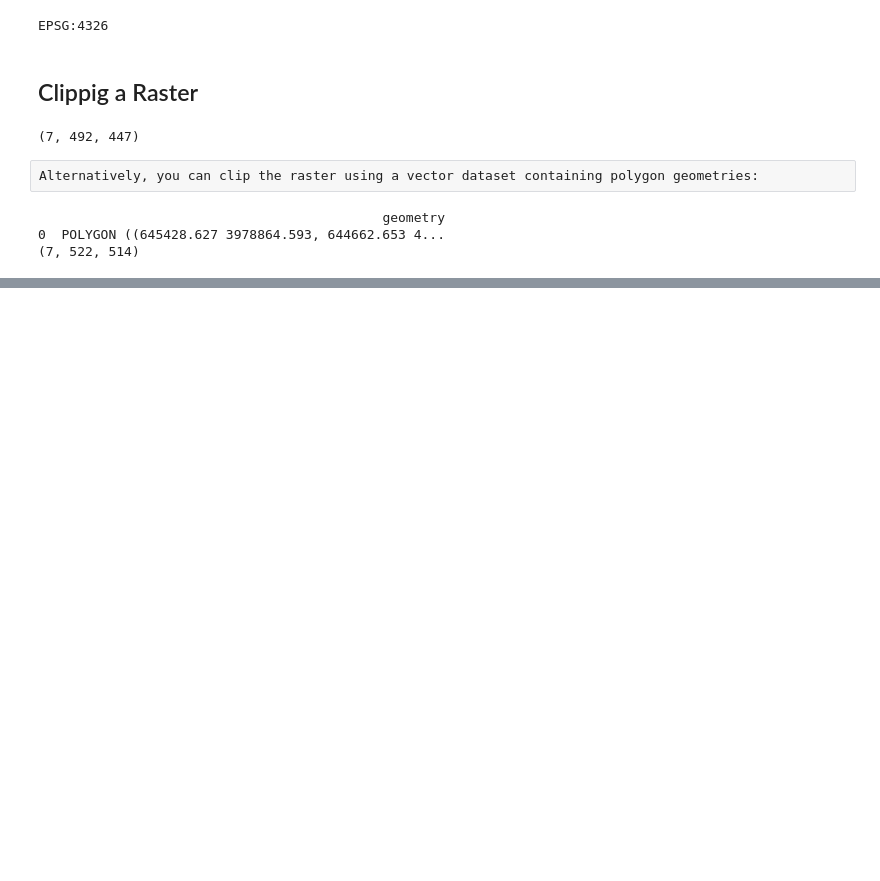
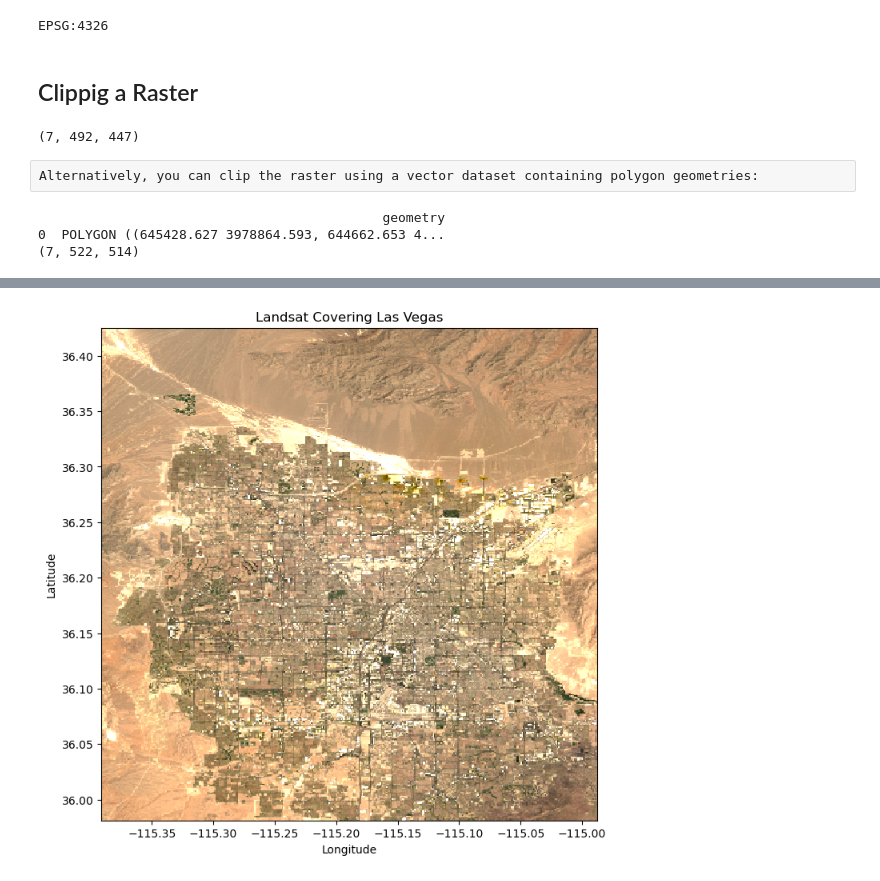
Before and after one commit to code4geoai/geospatial_course, a Jupyter notebook: Rioxarray.ipynb, the cells around one changed output, grey strips where cells are left out. Saved outputs shown, nothing was run; the diff lists cells and outputs as text; code cells hidden in the pictures; blank space fills up the shorter version.

```diff
--- a/Rioxarray.ipynb
+++ b/Rioxarray.ipynb
@@ -151,0 +182,11 @@ print(clipped_data2.shape)
+# %%
+# To visualize the clipped data
+
+plt.figure(figsize=(8,8))
+clipped_data.sel(band = [4,3,2]).plot.imshow(vmin=0,vmax=0.3)
+plt.title('Landsat Covering Las Vegas')
+plt.xlabel("Longitude")
+plt.ylabel('Latitude')
+plt.show()
+# %% [output]
+[figure, added]
```
Also changed, not shown: parts of 6 cells of this notebook.
